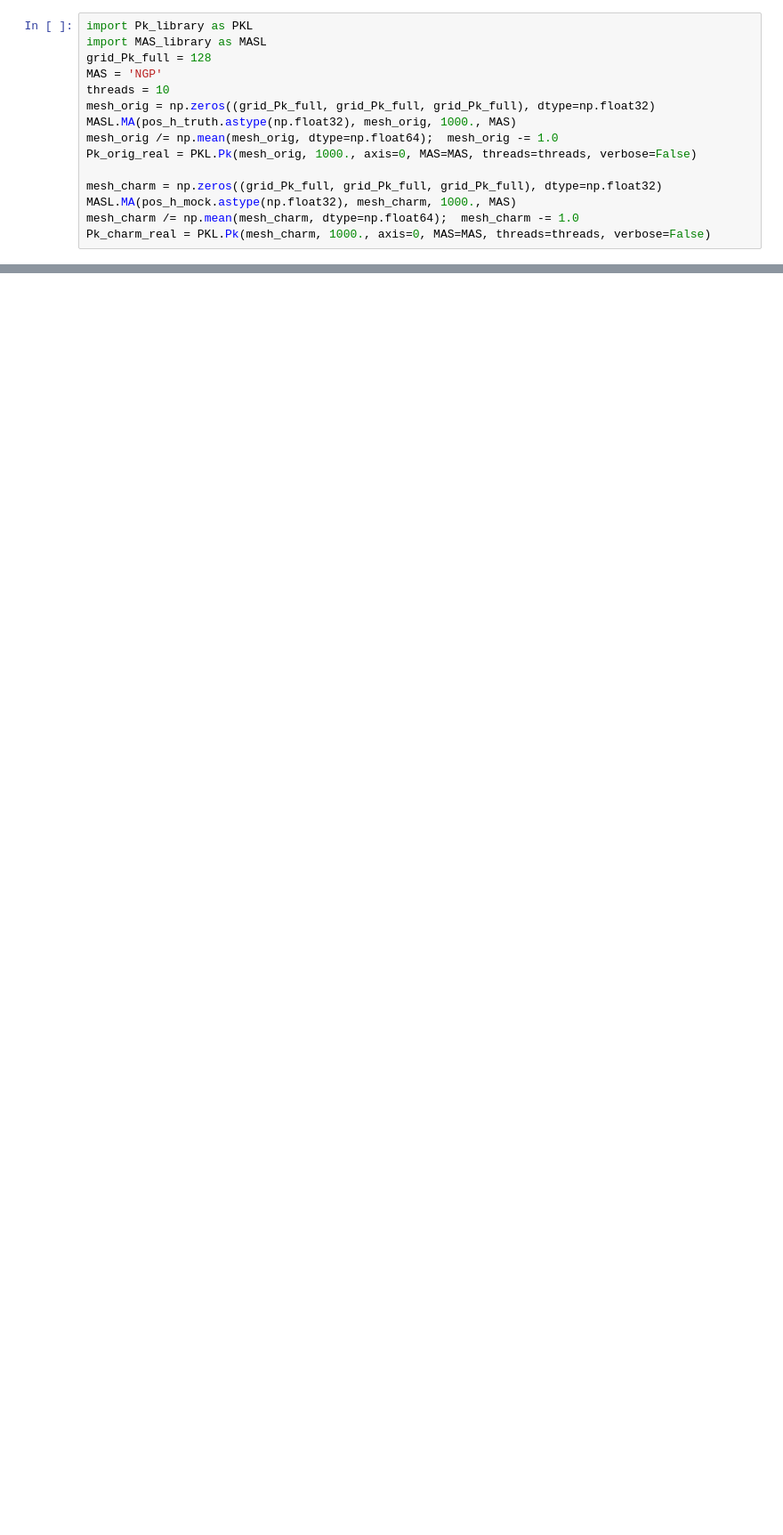
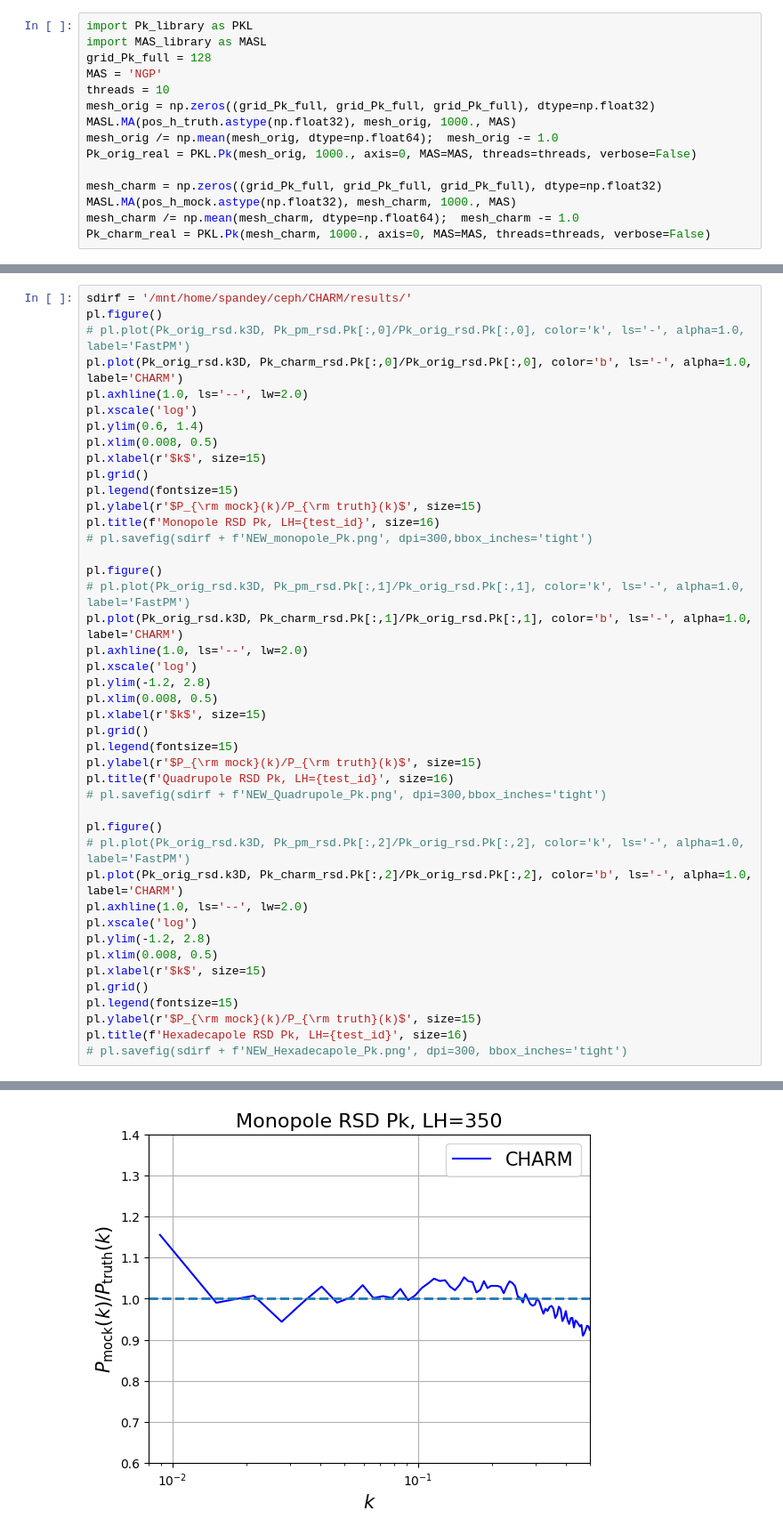
Before and after one commit to shivampcosmo/CHARM, a Jupyter notebook: notebooks/test_multgpu_mass_vel_charm.ipynb, the cells around one changed output, grey strips where cells are left out. Shown: that part at 89% size. Cells and saved outputs as stored; diff of their text form; blank space fills up the shorter version.

```diff
--- a/notebooks/test_multgpu_mass_vel_charm.ipynb
+++ b/notebooks/test_multgpu_mass_vel_charm.ipynb
@@ -1086,0 +1124,44 @@ pl.savefig(sdirf + f'NEW_Hexadecapole_Pk.png', dpi=300, bbox_inches='tight')
+# %%
+sdirf = '/mnt/home/spandey/ceph/CHARM/results/'
+pl.figure()
+# pl.plot(Pk_orig_rsd.k3D, Pk_pm_rsd.Pk[:,0]/Pk_orig_rsd.Pk[:,0], color='k', ls='-', alpha=1.0, label='FastPM')
+pl.plot(Pk_orig_rsd.k3D, Pk_charm_rsd.Pk[:,0]/Pk_orig_rsd.Pk[:,0], color='b', ls='-', alpha=1.0, label='CHARM')
+pl.axhline(1.0, ls='--', lw=2.0)
+pl.xscale('log')
+pl.ylim(0.6, 1.4)
+pl.xlim(0.008, 0.5)
+pl.xlabel(r'$k$', size=15)
+pl.grid()
+pl.legend(fontsize=15)
+pl.ylabel(r'$P_{\rm mock}(k)/P_{\rm truth}(k)$', size=15)
+pl.title(f'Monopole RSD Pk, LH={test_id}', size=16)
+# pl.savefig(sdirf + f'NEW_monopole_Pk.png', dpi=300,bbox_inches='tight')
+
+pl.figure()
+# pl.plot(Pk_orig_rsd.k3D, Pk_pm_rsd.Pk[:,1]/Pk_orig_rsd.Pk[:,1], color='k', ls='-', alpha=1.0, label='FastPM')
+pl.plot(Pk_orig_rsd.k3D, Pk_charm_rsd.Pk[:,1]/Pk_orig_rsd.Pk[:,1], color='b', ls='-', alpha=1.0, label='CHARM')
+pl.axhline(1.0, ls='--', lw=2.0)
+pl.xscale('log')
+pl.ylim(-1.2, 2.8)
+pl.xlim(0.008, 0.5)
+pl.xlabel(r'$k$', size=15)
+pl.grid()
+pl.legend(fontsize=15)
+pl.ylabel(r'$P_{\rm mock}(k)/P_{\rm truth}(k)$', size=15)
+pl.title(f'Quadrupole RSD Pk, LH={test_id}', size=16)
+# pl.savefig(sdirf + f'NEW_Quadrupole_Pk.png', dpi=300,bbox_inches='tight')
+
+pl.figure()
+# pl.plot(Pk_orig_rsd.k3D, Pk_pm_rsd.Pk[:,2]/Pk_orig_rsd.Pk[:,2], color='k', ls='-', alpha=1.0, label='FastPM')
+pl.plot(Pk_orig_rsd.k3D, Pk_charm_rsd.Pk[:,2]/Pk_orig_rsd.Pk[:,2], color='b', ls='-', alpha=1.0, label='CHARM')
+pl.axhline(1.0, ls='--', lw=2.0)
+pl.xscale('log')
+pl.ylim(-1.2, 2.8)
+pl.xlim(0.008, 0.5)
+pl.xlabel(r'$k$', size=15)
+pl.grid()
+pl.legend(fontsize=15)
+pl.ylabel(r'$P_{\rm mock}(k)/P_{\rm truth}(k)$', size=15)
+pl.title(f'Hexadecapole RSD Pk, LH={test_id}', size=16)
+# pl.savefig(sdirf + f'NEW_Hexadecapole_Pk.png', dpi=300, bbox_inches='tight')
+# %% [output]
@@ -1086,0 +1169 @@ pl.savefig(sdirf + f'NEW_Hexadecapole_Pk.png', dpi=300, bbox_inches='tight')
+[figure, added]
```
Also changed, not shown: parts of 12 cells of this notebook, 39 other files.
